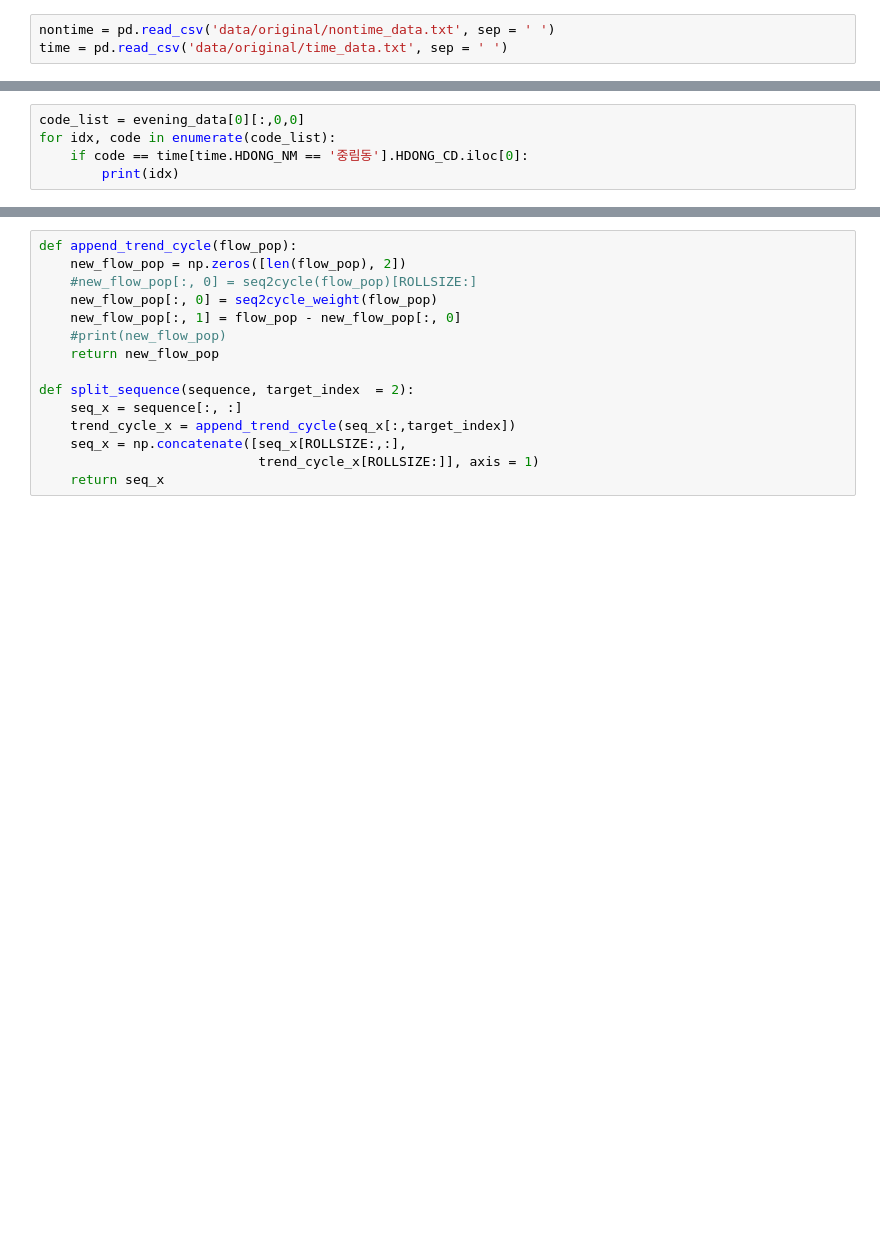
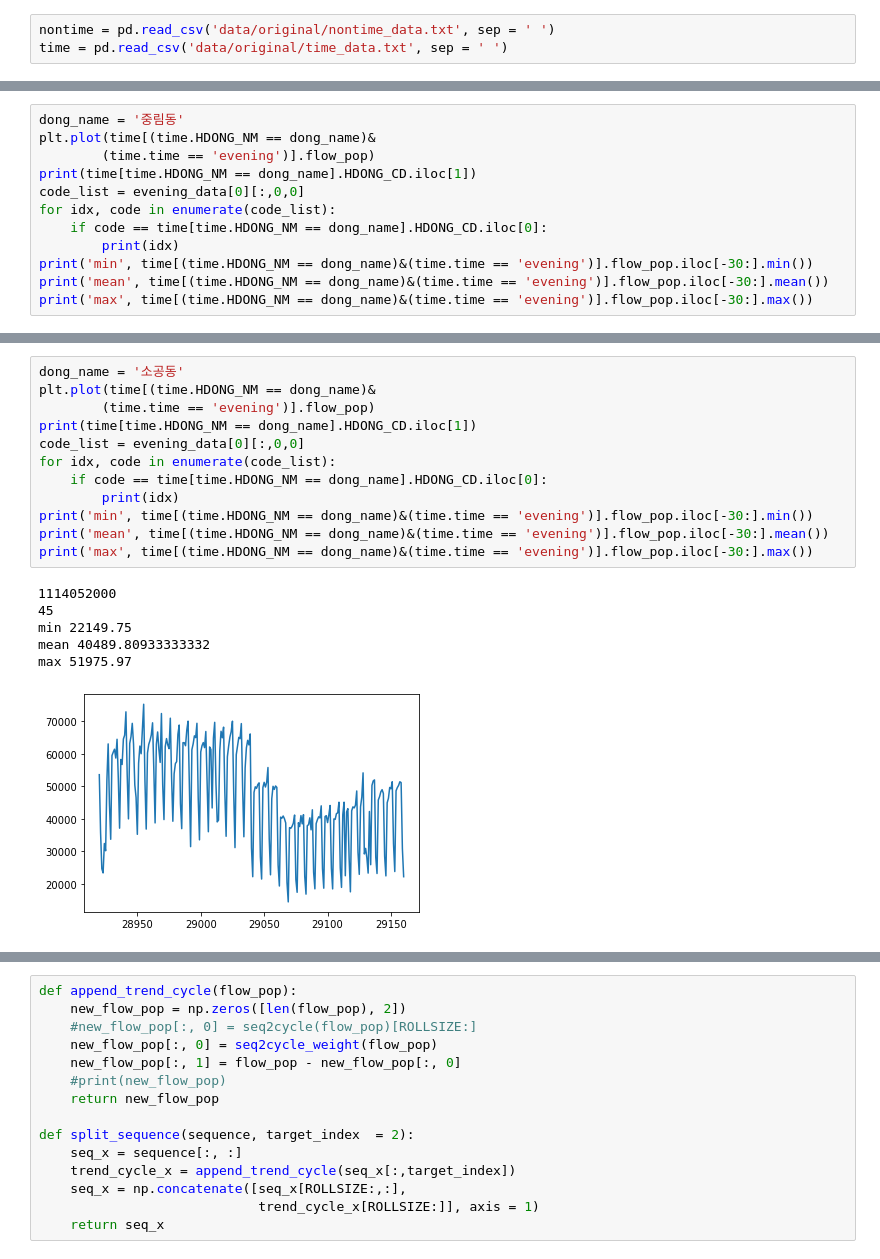
Before and after one commit to deagwon97/fp-ts, a Jupyter notebook: test.ipynb, the cells around one changed output, grey strips where cells are left out. Saved outputs shown, nothing was run; the diff lists cells and outputs as text; blank space fills up the shorter version.

```diff
--- a/test.ipynb
+++ b/test.ipynb
@@ -29,8 +58,3 @@ morning_data, train_valid_test_loc_index, m_time_scaler = split_train_valid_test
 evening_data, _, e_time_scaler = split_train_valid_test(evening_data)
 nontime_data = pd.read_csv('data/original/nontime_data.txt', sep = ' ')
 notime, no_time_scaler = split_notime_data(nontime_data, train_valid_test_loc_index)
-# %%
-code_list = evening_data[0][:,0,0]
-for idx, code in enumerate(code_list):
-    if code == time[time.HDONG_NM == '중림동'].HDONG_CD.iloc[0]:
-        print(idx)
@@ -38,0 +61,12 @@ for idx, code in enumerate(code_list):
+# %%
+dong_name = '중림동'
+plt.plot(time[(time.HDONG_NM == dong_name)&
+        (time.time == 'evening')].flow_pop)
+print(time[time.HDONG_NM == dong_name].HDONG_CD.iloc[1])
+code_list = evening_data[0][:,0,0]
+for idx, code in enumerate(code_list):
+    if code == time[time.HDONG_NM == dong_name].HDONG_CD.iloc[0]:
+        print(idx)
+print('min', time[(time.HDONG_NM == dong_name)&(time.time == 'evening')].flow_pop.iloc[-30:].min())
+print('mean', time[(time.HDONG_NM == dong_name)&(time.time == 'evening')].flow_pop.iloc[-30:].mean())
+print('max', time[(time.HDONG_NM == dong_name)&(time.time == 'evening')].flow_pop.iloc[-30:].max())
@@ -38,0 +80,19 @@ for idx, code in enumerate(code_list):
+# %%
+dong_name = '소공동'
+plt.plot(time[(time.HDONG_NM == dong_name)&
+        (time.time == 'evening')].flow_pop)
+print(time[time.HDONG_NM == dong_name].HDONG_CD.iloc[1])
+code_list = evening_data[0][:,0,0]
+for idx, code in enumerate(code_list):
+    if code == time[time.HDONG_NM == dong_name].HDONG_CD.iloc[0]:
+        print(idx)
+print('min', time[(time.HDONG_NM == dong_name)&(time.time == 'evening')].flow_pop.iloc[-30:].min())
+print('mean', time[(time.HDONG_NM == dong_name)&(time.time == 'evening')].flow_pop.iloc[-30:].mean())
+print('max', time[(time.HDONG_NM == dong_name)&(time.time == 'evening')].flow_pop.iloc[-30:].max())
+# %% [output]
+1114052000
+45
+min 22149.75
+mean 40489.80933333332
+max 51975.97
+[figure, added]
```
Also changed, not shown: parts of 8 cells of this notebook, 18 other files.
